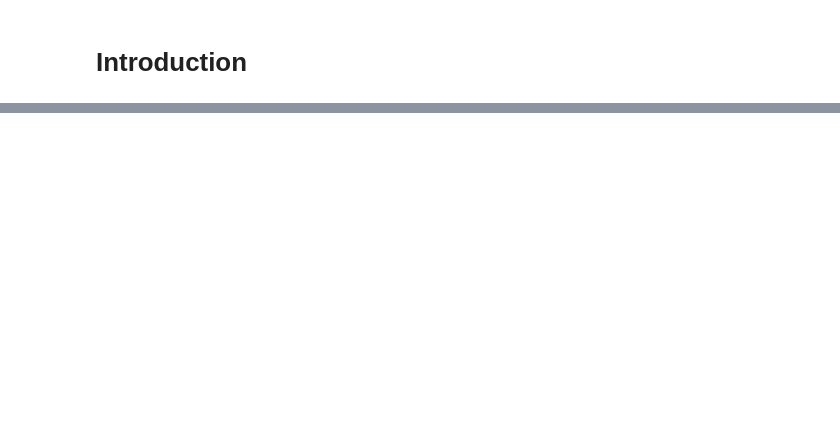
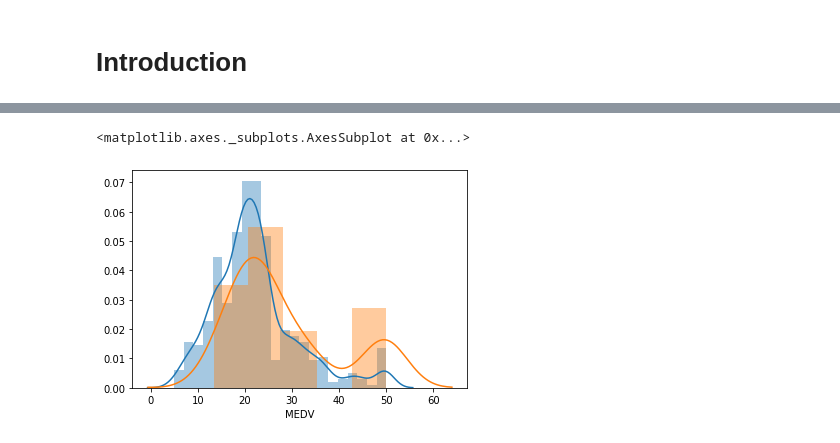
Before and after one commit to dermotkel/machine-learning, a Jupyter notebook: project.ipynb, the cells around one changed output, grey strips where cells are left out. Saved outputs shown, nothing was run; the diff lists cells and outputs as text; code cells hidden in the pictures; blank space fills up the shorter version.

```diff
--- a/project.ipynb
+++ b/project.ipynb
@@ -17,0 +64,9 @@ df.head()
+# %%
+bostonFar = bostonDF.loc[bostonDF['CHAS'] == 0]
+bostonNear = bostonDF.loc[bostonDF['CHAS'] == 1]
+# %%
+sns.distplot(bostonFar['MEDV'])
+sns.distplot(bostonNear['MEDV'])
+# %% [output]
+<matplotlib.axes._subplots.AxesSubplot at 0x...>
+[figure, added]
```
Also changed, not shown: parts of 13 cells of this notebook.
